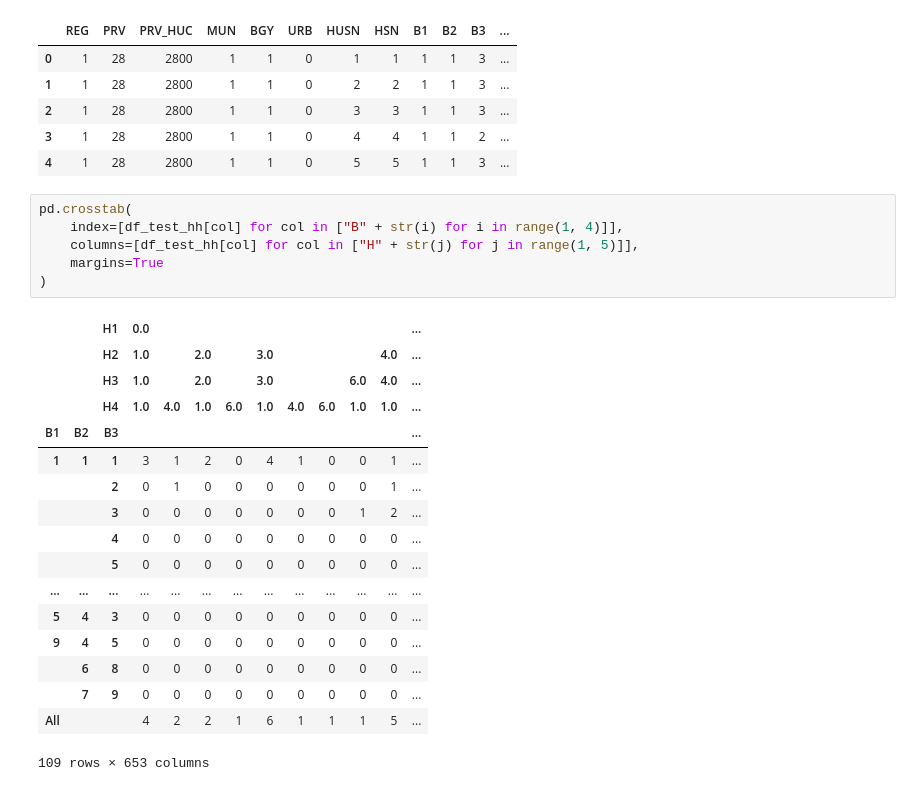
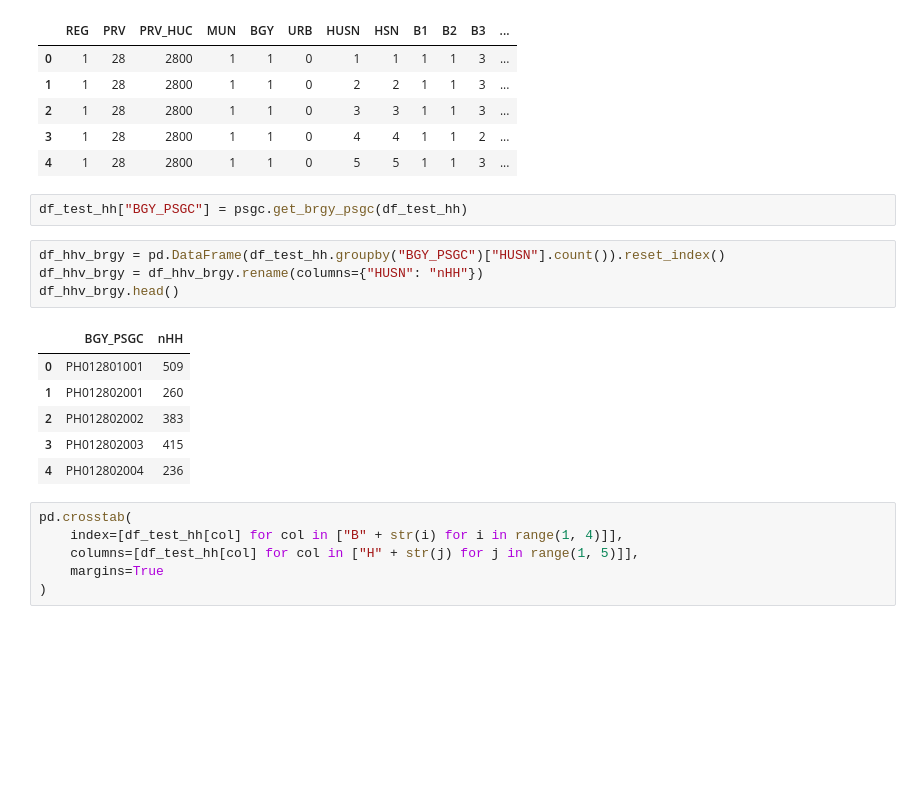
Before and after one commit to jeromemaiquez/psa_cph, a Jupyter notebook: notebooks/test.ipynb, the cells around one changed output. Drawn from its saved outputs; the diff is of its cells as text; blank space fills up the shorter version.

```diff
--- a/notebooks/test.ipynb
+++ b/notebooks/test.ipynb
@@ -255,30 +160,25 @@ df_test_hh.head()
 | 2 | 1 | 28 | 2800 | 1 | 1 | 0 | 3 | 3 | 1 | 1 | 3 | ... |
 | 3 | 1 | 28 | 2800 | 1 | 1 | 0 | 4 | 4 | 1 | 1 | 2 | ... |
 | 4 | 1 | 28 | 2800 | 1 | 1 | 0 | 5 | 5 | 1 | 1 | 3 | ... |
+# %%
+df_test_hh["BGY_PSGC"] = psgc.get_brgy_psgc(df_test_hh)
+# %%
+df_hhv_brgy = pd.DataFrame(df_test_hh.groupby("BGY_PSGC")["HUSN"].count()).reset_index()
+df_hhv_brgy = df_hhv_brgy.rename(columns={"HUSN": "nHH"})
+df_hhv_brgy.head()
+# %% [output]
+|  | BGY_PSGC | nHH |
+| 0 | PH012801001 | 509 |
+| 1 | PH012802001 | 260 |
+| 2 | PH012802002 | 383 |
+| 3 | PH012802003 | 415 |
+| 4 | PH012802004 | 236 |
 # %%
 pd.crosstab(
     index=[df_test_hh[col] for col in ["B" + str(i) for i in range(1, 4)]],
     columns=[df_test_hh[col] for col in ["H" + str(j) for j in range(1, 5)]],
     margins=True
 )
-# %% [output]
-|  |  | H1 | 0.0 |  |  |  |  |  |  |  |  | ... |
-|  |  | H2 | 1.0 |  | 2.0 |  | 3.0 |  |  |  | 4.0 | ... |
-|  |  | H3 | 1.0 |  | 2.0 |  | 3.0 |  |  | 6.0 | 4.0 | ... |
-|  |  | H4 | 1.0 | 4.0 | 1.0 | 6.0 | 1.0 | 4.0 | 6.0 | 1.0 | 1.0 | ... |
-| B1 | B2 | B3 |  |  |  |  |  |  |  |  |  | ... |
-| 1 | 1 | 1 | 3 | 1 | 2 | 0 | 4 | 1 | 0 | 0 | 1 | ... |
-|  |  | 2 | 0 | 1 | 0 | 0 | 0 | 0 | 0 | 0 | 1 | ... |
-|  |  | 3 | 0 | 0 | 0 | 0 | 0 | 0 | 0 | 1 | 2 | ... |
-|  |  | 4 | 0 | 0 | 0 | 0 | 0 | 0 | 0 | 0 | 0 | ... |
-|  |  | 5 | 0 | 0 | 0 | 0 | 0 | 0 | 0 | 0 | 0 | ... |
-| ... | ... | ... | ... | ... | ... | ... | ... | ... | ... | ... | ... | ... |
-| 5 | 4 | 3 | 0 | 0 | 0 | 0 | 0 | 0 | 0 | 0 | 0 | ... |
-| 9 | 4 | 5 | 0 | 0 | 0 | 0 | 0 | 0 | 0 | 0 | 0 | ... |
-|  | 6 | 8 | 0 | 0 | 0 | 0 | 0 | 0 | 0 | 0 | 0 | ... |
-|  | 7 | 9 | 0 | 0 | 0 | 0 | 0 | 0 | 0 | 0 | 0 | ... |
-| All |  |  | 4 | 2 | 2 | 1 | 6 | 1 | 1 | 1 | 5 | ... |
-109 rows × 653 columns
 # %%
 pd.crosstab(
     index=[df_test_hh["H2"], df_test_hh["H3"]],
```
Also changed, not shown: parts of 6 cells of this notebook, 2 other files.
